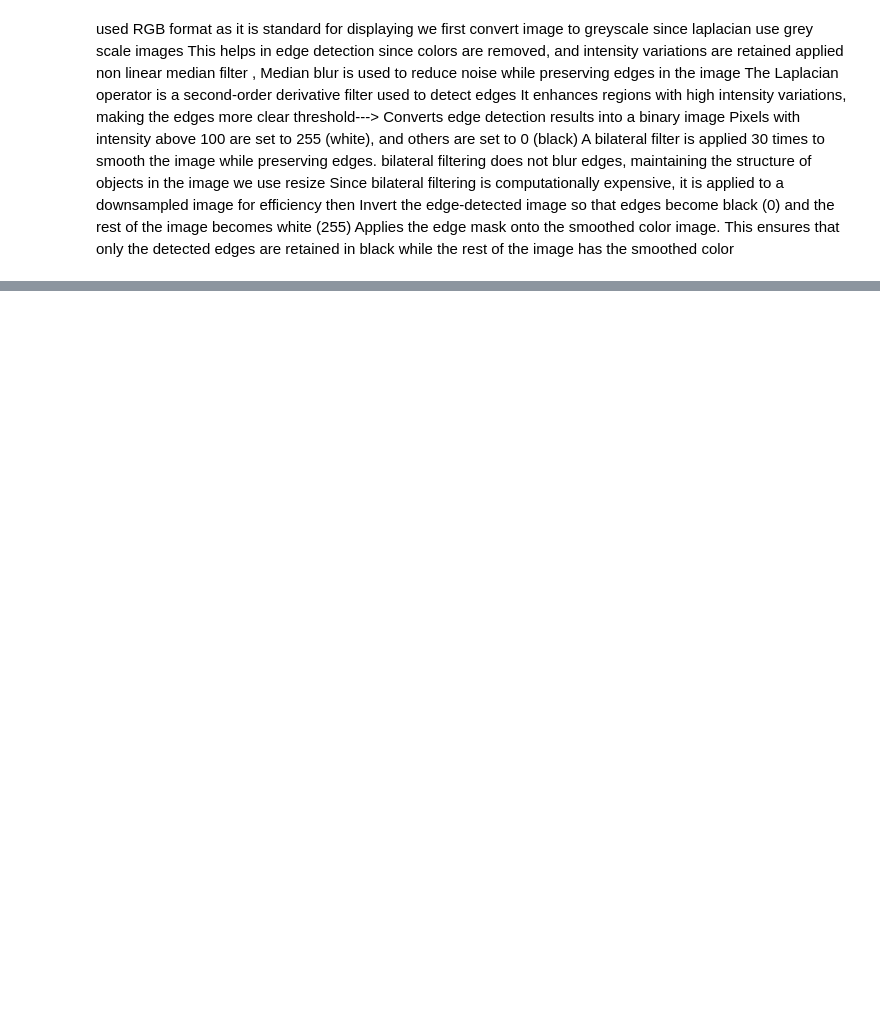
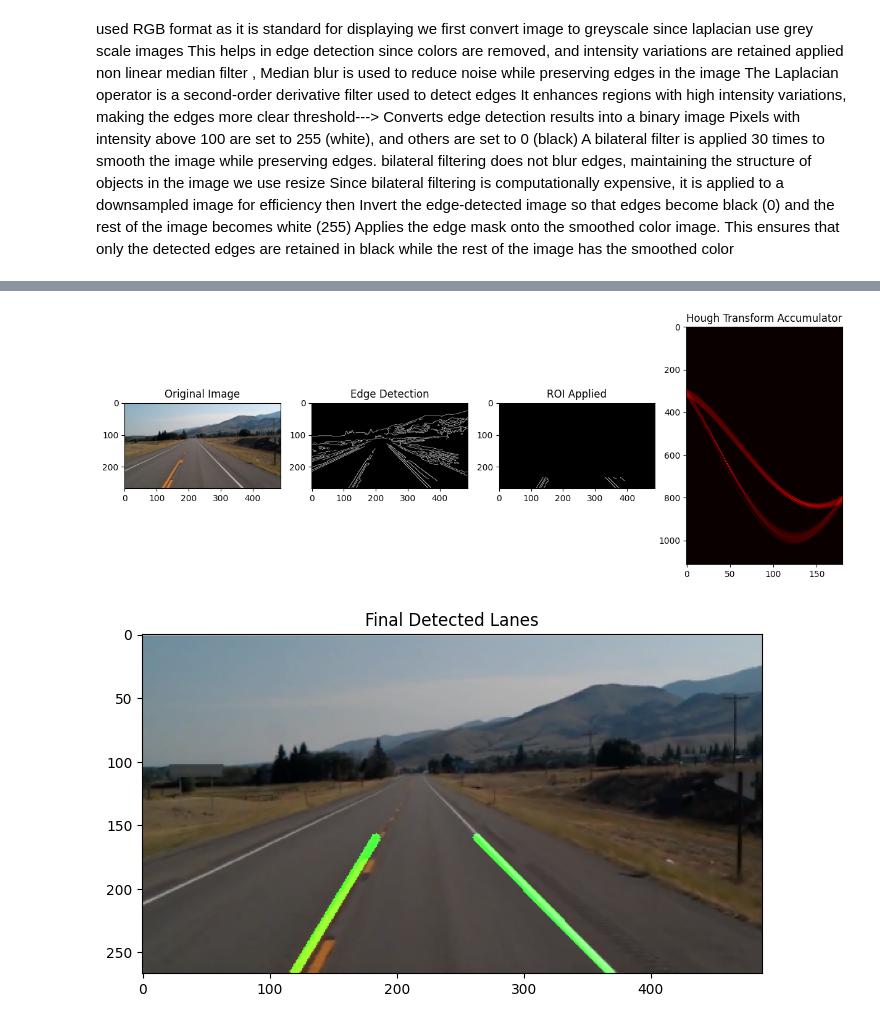
Before and after one commit to JanaAdel1010/Filter-Lane-detection, a Jupyter notebook: 8273_8145.ipynb, the cells around one changed output, grey strips where cells are left out. Cells and saved outputs as stored; diff of their text form; code cells hidden in the pictures; blank space fills up the shorter version.

Commit message:
adjusted hough threshold

```diff
--- a/8273_8145.ipynb
+++ b/8273_8145.ipynb
@@ -218,7 +83,7 @@ def region_of_interest(image):
     cv2.fillPoly(mask, polygon, 255)
     return cv2.bitwise_and(image, mask)
 
-def manual_hough_transform(edges, theta_res=1, rho_res=1, threshold=150):
+def manual_hough_transform(edges, theta_res=1, rho_res=1, threshold=20):
     """Manual Hough Transform: Accumulator voting for lines."""
     height, width = edges.shape
     diag_len = int(np.sqrt(height**2 + width**2))  # Max rho value
@@ -291,7 +156,7 @@ def draw_lines(image, lines):
     return cv2.addWeighted(image, 0.8, line_image, 1, 0)
 
 # Load image and run processing pipeline
-image = cv2.imread('test4.png')
+image = cv2.imread("test4.png")
 edges = preprocess_image(image)
 roi_edges = region_of_interest(edges)
 lines, accumulator = manual_hough_transform(roi_edges)
@@ -307,30 +172,33 @@ detected_image = draw_lines(image, [left_avg, right_avg])
 # Show results
 plt.figure(figsize=(15, 5))
 
 # Original image
 plt.subplot(1, 4, 1)
 plt.imshow(cv2.cvtColor(image, cv2.COLOR_BGR2RGB))
 plt.title('Original Image')
 
 # Edge Detection
 plt.subplot(1, 4, 2)
 plt.imshow(edges, cmap='gray')
 plt.title('Edge Detection')
 
 # ROI Applied
 plt.subplot(1, 4, 3)
 plt.imshow(roi_edges, cmap='gray')
 plt.title('ROI Applied')
 
 # Accumulator array
 plt.subplot(1, 4, 4)
 plt.imshow(accumulator, cmap='hot', aspect='auto')
 plt.title('Hough Transform Accumulator')
 
 plt.show()
 
 # Show Final Lane Detection
 plt.figure(figsize=(8, 5))
 plt.imshow(cv2.cvtColor(detected_image, cv2.COLOR_BGR2RGB))
 plt.title('Final Detected Lanes')
 plt.show()
+# %% [output]
+[figure, added]
+[figure, added]
```
Also changed, not shown: parts of 2 cells of this notebook.
